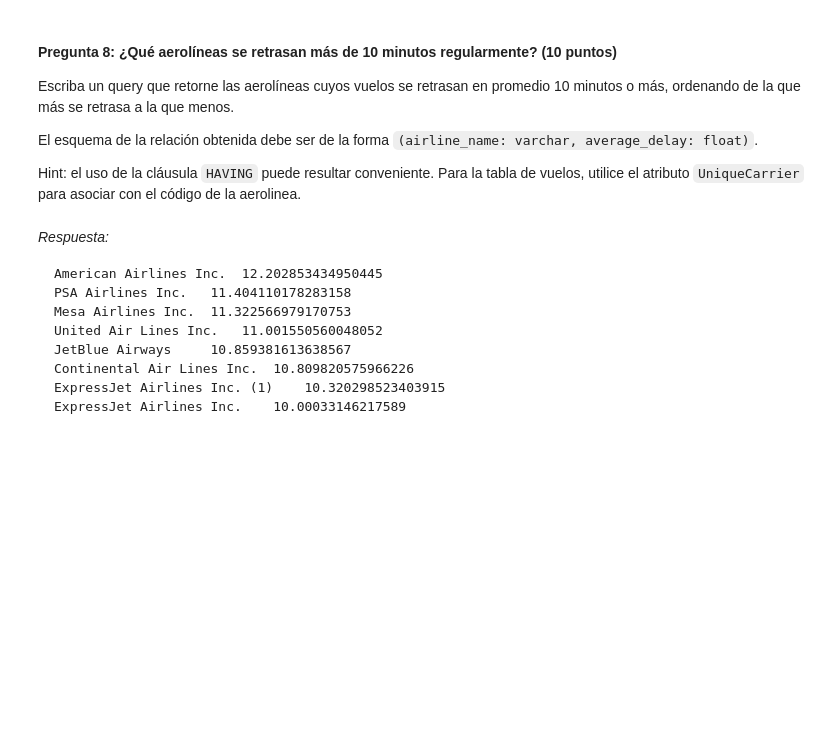
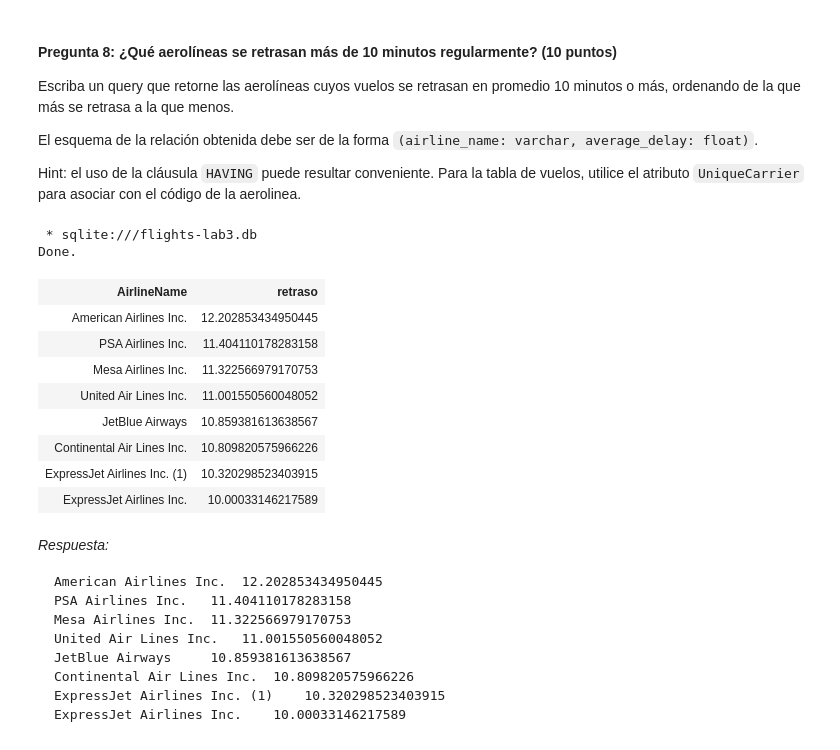
Before and after one commit to davisalvarez/LAB03-DB, a Jupyter notebook: Lab 03 - SQL parte II-15842.ipynb, the cells around one changed output. Saved outputs shown, nothing was run; the diff lists cells and outputs as text; code cells hidden in the pictures; blank space fills up the shorter version.

```diff
--- a/Lab 03 - SQL parte II-15842.ipynb
+++ b/Lab 03 - SQL parte II-15842.ipynb
@@ -279,3 +289,22 @@ Hint: el uso de la cláusula `HAVING` puede resultar conveniente. Para la tabla
+# %%
+%%sql SELECT airlines.airlineName, AVG(ArrDelay) as retraso
+        FROM ontime
+            INNER JOIN airlines ON ontime.UniqueCarrier= Airlines.AirlineCode
+        GROUP BY UniqueCarrier
+            HAVING AVG(ArrDelay)>=10.0
+        ORDER BY retraso DESC
+# %% [output]
+ * sqlite:///flights-lab3.db
+Done.
+| AirlineName | retraso |
+| American Airlines Inc. | 12.202853434950445 |
+| PSA Airlines Inc. | 11.404110178283158 |
+| Mesa Airlines Inc. | 11.322566979170753 |
+| United Air Lines Inc. | 11.001550560048052 |
+| JetBlue Airways | 10.859381613638567 |
+| Continental Air Lines Inc. | 10.809820575966226 |
+| ExpressJet Airlines Inc. (1) | 10.320298523403915 |
+| ExpressJet Airlines Inc. | 10.00033146217589 |
 # %% [markdown]
 _Respuesta:_
 
```
Also changed, not shown: parts of 7 cells of this notebook.
